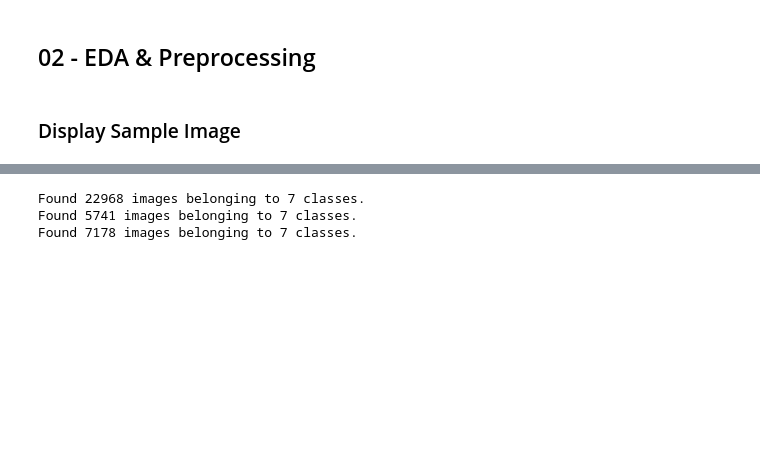
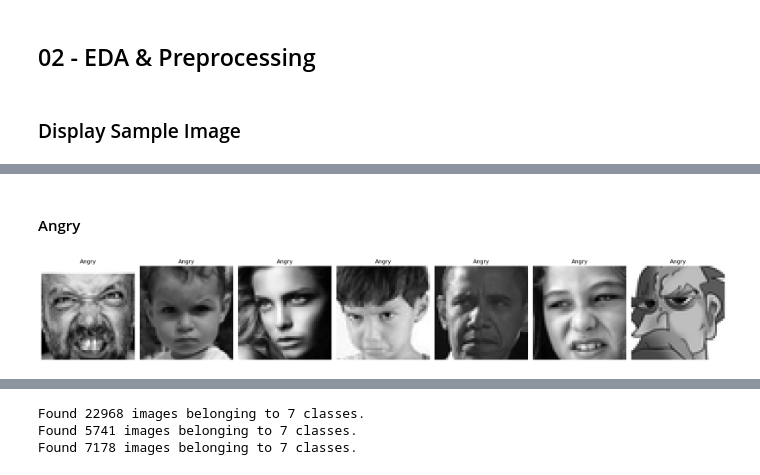
Before and after one commit to ediashta/Facial-Expression-CNN, a Jupyter notebook: h8dsft_P2M2_ediashta.ipynb, the cells around one changed output, grey strips where cells are left out. Cells and saved outputs as stored; diff of their text form; code cells hidden in the pictures; blank space fills up the shorter version.

```diff
--- a/h8dsft_P2M2_ediashta.ipynb
+++ b/h8dsft_P2M2_ediashta.ipynb
@@ -94,0 +117,18 @@ def visualize_img(random_data, fig, axes, loc, labels=None):
+# %%
+def visualize_img(title, train_dir):
+    images = random.sample([fn for fn in os.listdir(f'{train_dir}/{title}') if fn.endswith('.png')],7)
+    fig, axes = plt.subplots(1,7, figsize=(21,5))
+
+    for i, x in enumerate(images):
+        img = plt.imread(f'{train_dir}/{title}/{x}')
+        axes[i].imshow(img, cmap="gray")
+        axes[i].set_title(title.capitalize())
+        axes[i].axis('off')
+
+    fig.tight_layout()
+# %% [markdown]
+#### Angry
+# %%
+visualize_img('angry', train_dir)
+# %% [output]
+[figure, added]
```
Also changed, not shown: parts of 32 cells of this notebook.
